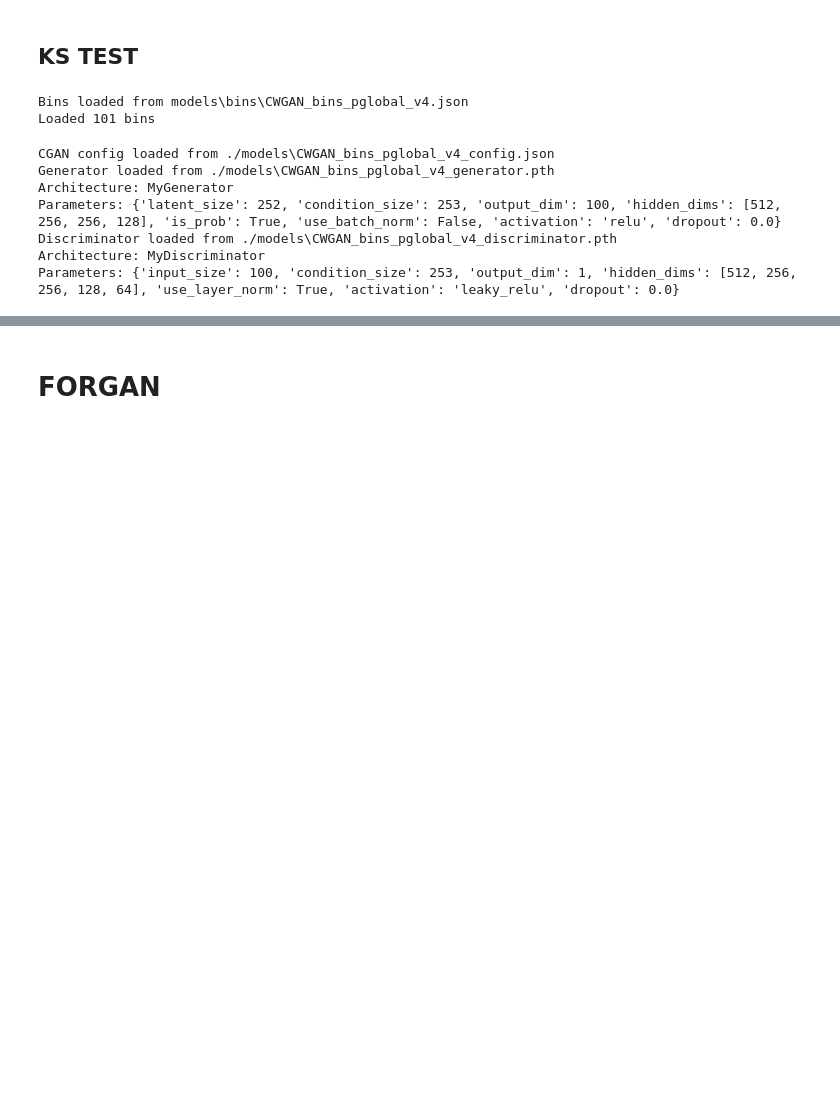
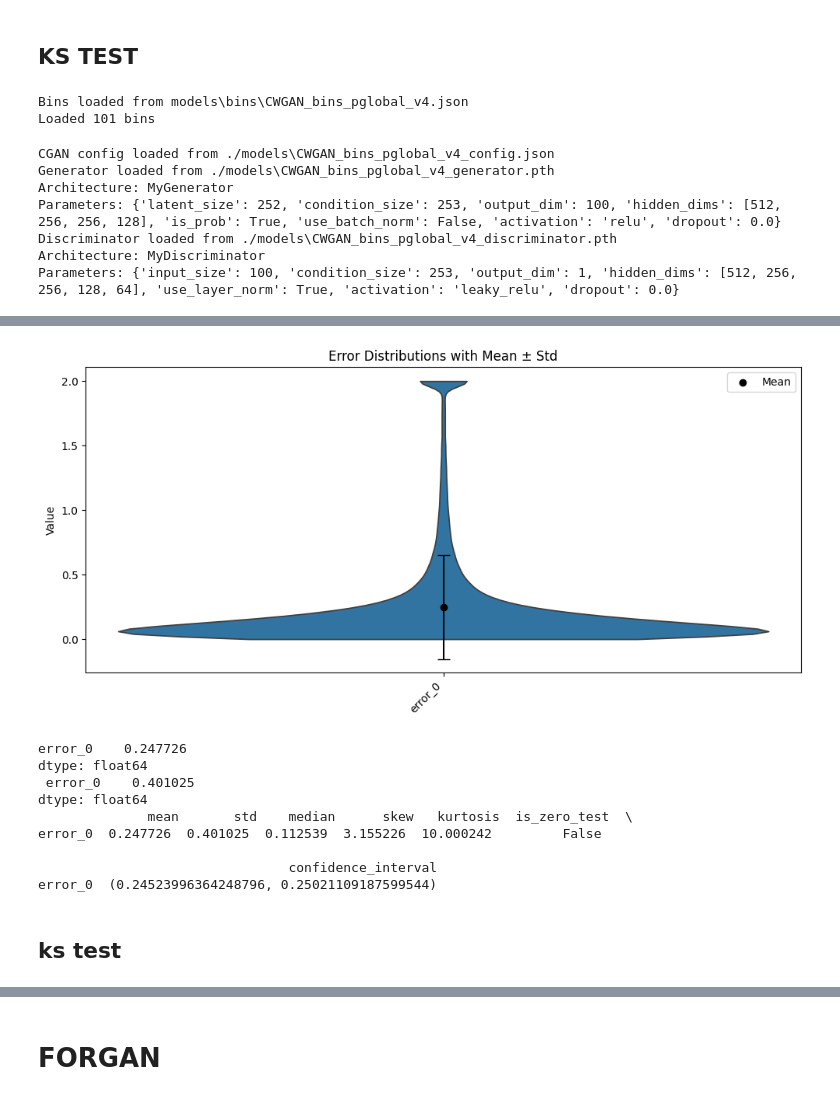
Before and after one commit to matteorofrano/CGAN-for-probability-distribution-generation, a Jupyter notebook: tests.ipynb, the cells around one changed output, grey strips where cells are left out. Saved outputs shown, nothing was run; the diff lists cells and outputs as text; code cells hidden in the pictures; blank space fills up the shorter version.

```diff
--- a/tests.ipynb
+++ b/tests.ipynb
@@ -377,0 +416,16 @@ plot_bin_dist(pdfs, generated, bins, Xt, ncols=3)
+# %%
+means, std, summary = analyze_error_distribution('./data/results/forgan_simple.csv')
+print(means,'\n', std, '\n', summary)
+# %% [output]
+[figure, added]
+error_0    0.247726
+dtype: float64
+ error_0    0.401025
+dtype: float64
+              mean       std    median      skew   kurtosis  is_zero_test  \
+error_0  0.247726  0.401025  0.112539  3.155226  10.000242         False
+
+                                confidence_interval
+error_0  (0.24523996364248796, 0.25021109187599544)
+# %% [markdown]
+## ks test
```
Also changed, not shown: parts of 24 cells of this notebook, 18 other files.
